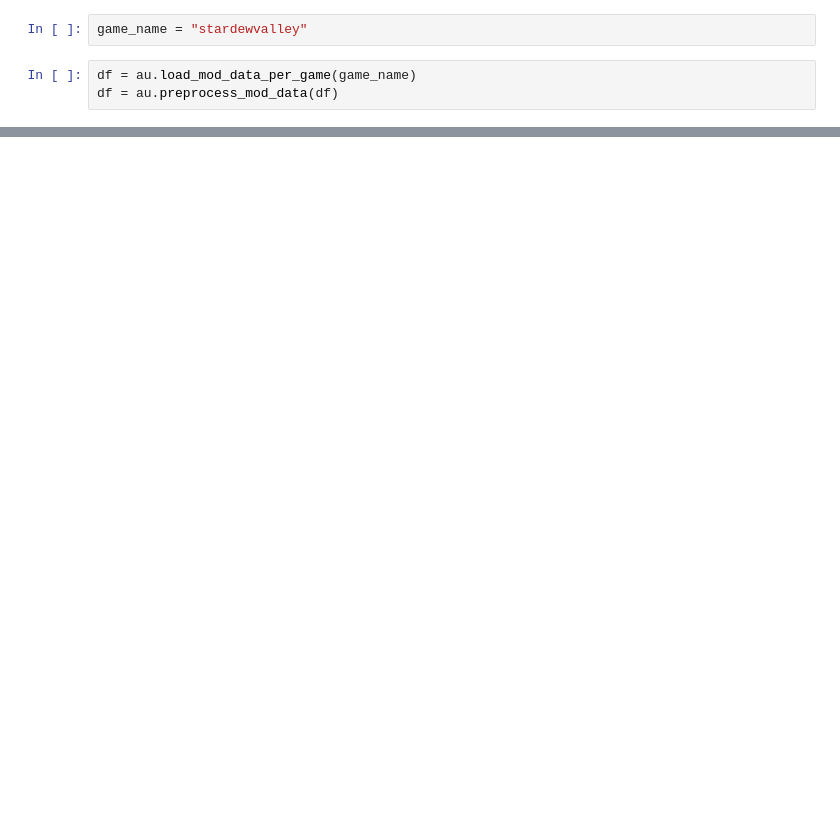
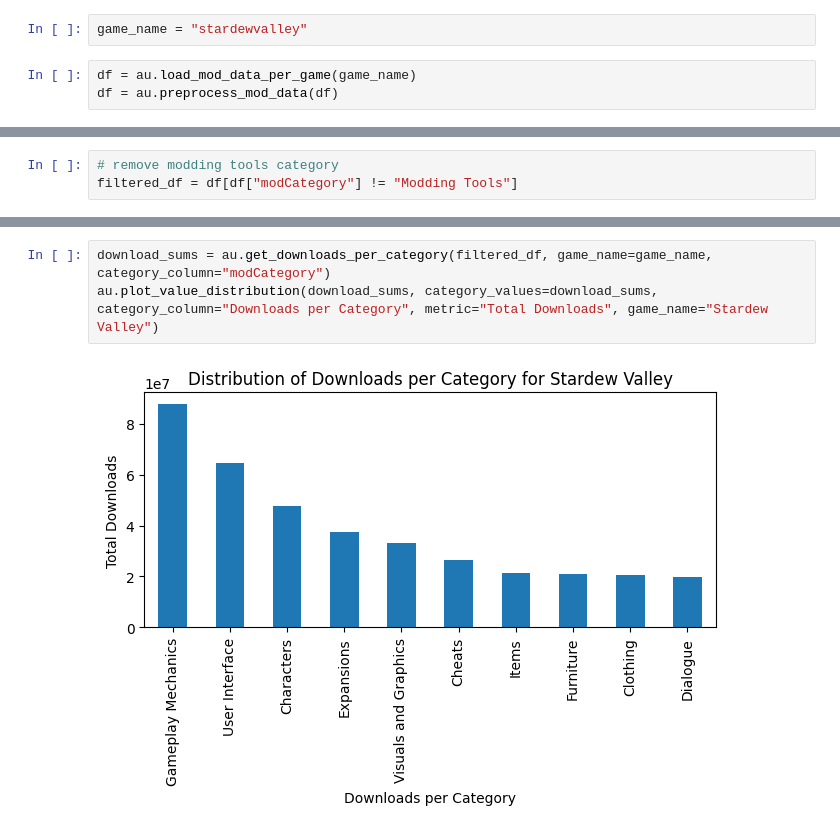
Before and after one commit to dipikarajesh18/mod_analysis, a Jupyter notebook: analysis_stardew.ipynb, the cells around one changed output, grey strips where cells are left out. Saved outputs shown, nothing was run; the diff lists cells and outputs as text; blank space fills up the shorter version.

```diff
--- a/analysis_stardew.ipynb
+++ b/analysis_stardew.ipynb
@@ -51,0 +47,3 @@ au.get_top_by_downloads(try_df, game_name=game_name)
+# %%
+# remove modding tools category
+filtered_df = df[df["modCategory"] != "Modding Tools"]
@@ -51,0 +55,5 @@ au.get_top_by_downloads(try_df, game_name=game_name)
+# %%
+download_sums = au.get_downloads_per_category(filtered_df, game_name=game_name, category_column="modCategory")
+au.plot_value_distribution(download_sums, category_values=download_sums, category_column="Downloads per Category", metric="Total Downloads", game_name="Stardew Valley")
+# %% [output]
+[figure, added]
```
Also changed, not shown: parts of 11 cells of this notebook, 9 other files.
